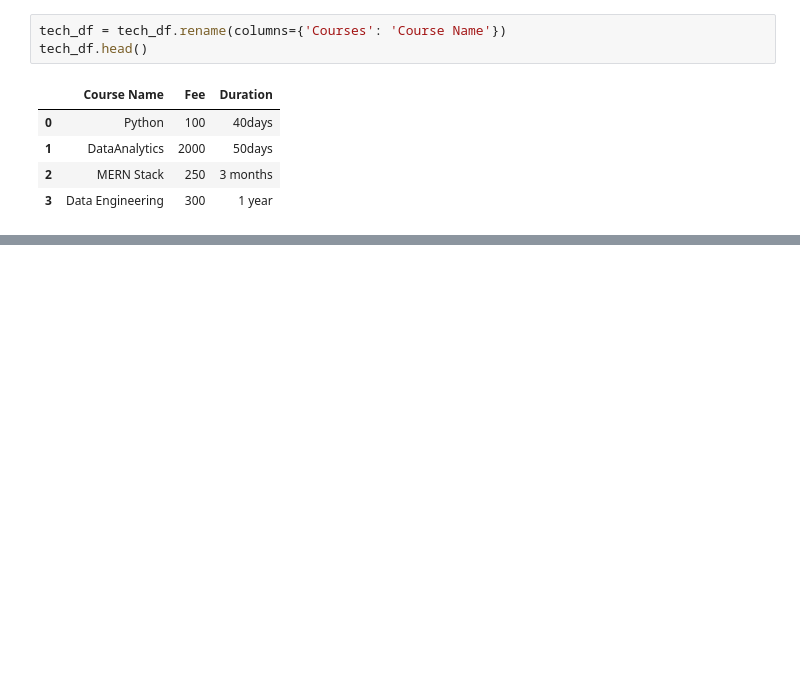
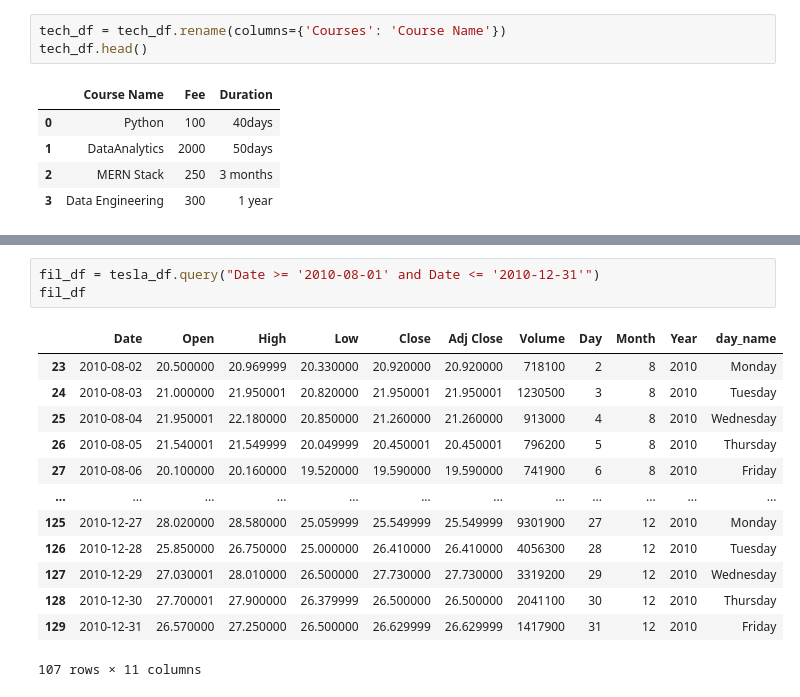
Before and after one commit to Anabrams/PandasLab, a Jupyter notebook: lecture_notes.ipynb, the cells around one changed output, grey strips where cells are left out. Cells and saved outputs as stored; diff of their text form; blank space fills up the shorter version.

```diff
--- a/lecture_notes.ipynb
+++ b/lecture_notes.ipynb
@@ -230,0 +564,17 @@ tech_df.head()
+# %%
+fil_df = tesla_df.query("Date >= '2010-08-01' and Date <= '2010-12-31'")
+fil_df
+# %% [output]
+|  | Date | Open | High | Low | Close | Adj Close | Volume | Day | Month | Year | day_name |
+| 23 | 2010-08-02 | 20.500000 | 20.969999 | 20.330000 | 20.920000 | 20.920000 | 718100 | 2 | 8 | 2010 | Monday |
+| 24 | 2010-08-03 | 21.000000 | 21.950001 | 20.820000 | 21.950001 | 21.950001 | 1230500 | 3 | 8 | 2010 | Tuesday |
+| 25 | 2010-08-04 | 21.950001 | 22.180000 | 20.850000 | 21.260000 | 21.260000 | 913000 | 4 | 8 | 2010 | Wednesday |
+| 26 | 2010-08-05 | 21.540001 | 21.549999 | 20.049999 | 20.450001 | 20.450001 | 796200 | 5 | 8 | 2010 | Thursday |
+| 27 | 2010-08-06 | 20.100000 | 20.160000 | 19.520000 | 19.590000 | 19.590000 | 741900 | 6 | 8 | 2010 | Friday |
+| ... | ... | ... | ... | ... | ... | ... | ... | ... | ... | ... | ... |
+| 125 | 2010-12-27 | 28.020000 | 28.580000 | 25.059999 | 25.549999 | 25.549999 | 9301900 | 27 | 12 | 2010 | Monday |
+| 126 | 2010-12-28 | 25.850000 | 26.750000 | 25.000000 | 26.410000 | 26.410000 | 4056300 | 28 | 12 | 2010 | Tuesday |
+| 127 | 2010-12-29 | 27.030001 | 28.010000 | 26.500000 | 27.730000 | 27.730000 | 3319200 | 29 | 12 | 2010 | Wednesday |
+| 128 | 2010-12-30 | 27.700001 | 27.900000 | 26.379999 | 26.500000 | 26.500000 | 2041100 | 30 | 12 | 2010 | Thursday |
+| 129 | 2010-12-31 | 26.570000 | 27.250000 | 26.500000 | 26.629999 | 26.629999 | 1417900 | 31 | 12 | 2010 | Friday |
+107 rows × 11 columns
```
Also changed, not shown: parts of 30 cells of this notebook, 1 other file.
